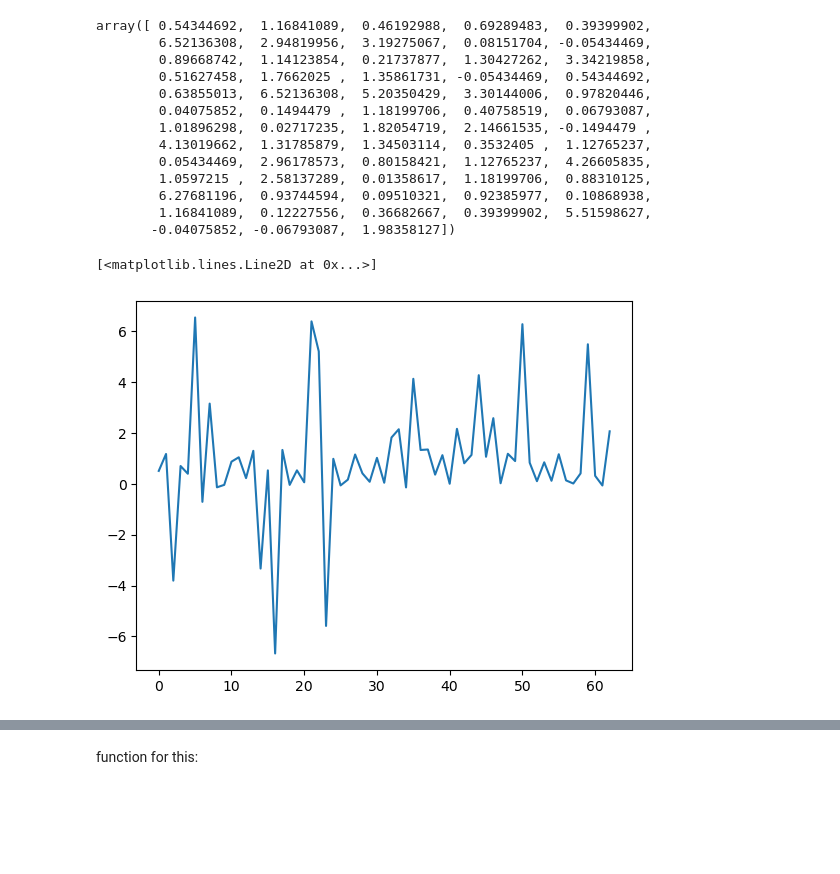
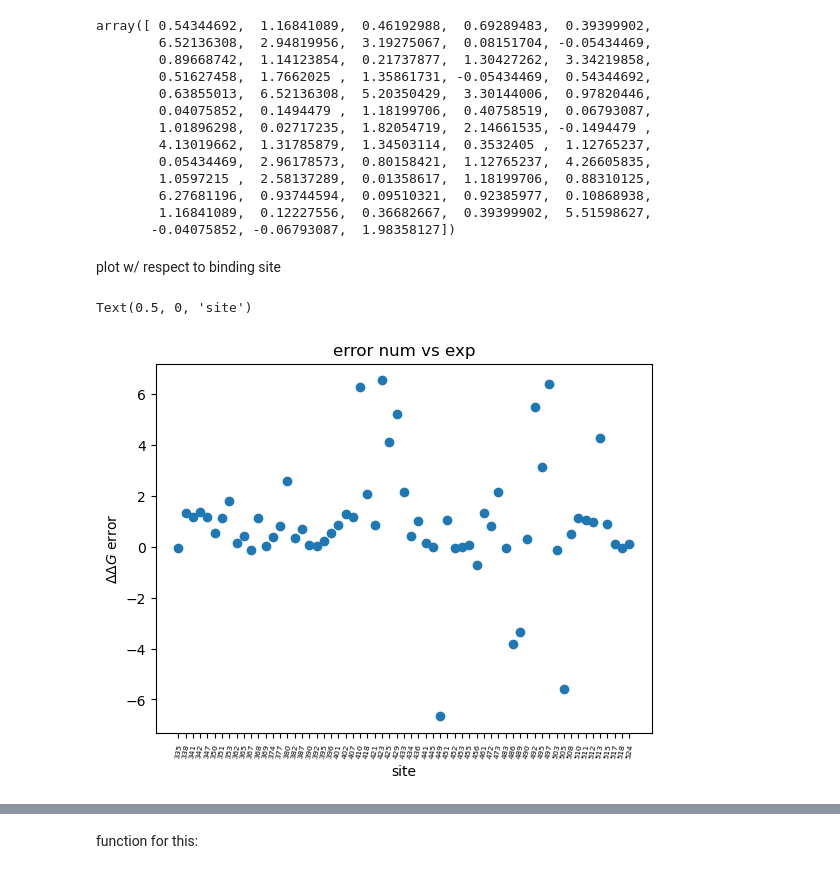
Before and after one commit to fergplace/amber_scripts, a Jupyter notebook: simple_amino_eval_pres.ipynb, the cells around one changed output, grey strips where cells are left out. Cells and saved outputs as stored; diff of their text form; code cells hidden in the pictures; blank space fills up the shorter version.

```diff
--- a/simple_amino_eval_pres.ipynb
+++ b/simple_amino_eval_pres.ipynb
@@ -148,9 +148,19 @@ array([ 0.54344692,  1.16841089,  0.46192988,  0.69289483,  0.39399902,
         6.27681196,  0.93744594,  0.09510321,  0.92385977,  0.10868938,
         1.16841089,  0.12227556,  0.36682667,  0.39399902,  5.51598627,
        -0.04075852, -0.06793087,  1.98358127])
-# %%
-error_first_method = del_del_g_total - num_66
-plt.plot(error_first_method)
-# %% [output]
-[<matplotlib.lines.Line2D at 0x...>]
-[figure, removed]
+# %% [markdown]
+plot w/ respect to binding site
+# %%
+mut_arg =np.array([mut[1:-1] for mut in df_num_data["mutations"].to_numpy()])
+mut_arg_idx = mut_arg.argsort()
+mut_arg_sorted = mut_arg[mut_arg_idx]
+# %%
+error_first_method = del_del_g_total[mut_arg_idx] - num_66[mut_arg_idx]
+plt.scatter(mut_arg_sorted, error_first_method)
+plt.tick_params(axis="x", labelsize=5.5, rotation=80)
+plt.title("error num vs exp")
+plt.ylabel("$\Delta \Delta G$ error")
+plt.xlabel("site")
+# %% [output]
+Text(0.5, 0, 'site')
+[figure, added]
```
Also changed, not shown: parts of 7 cells of this notebook.
